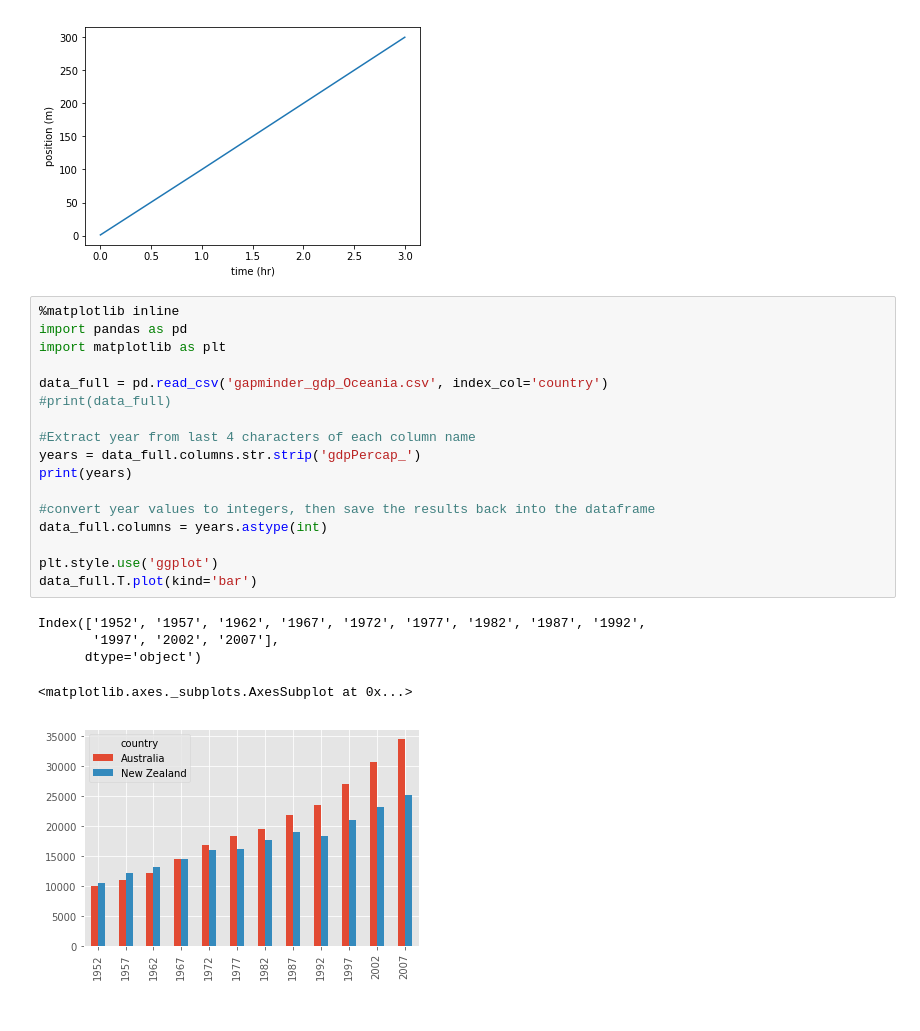
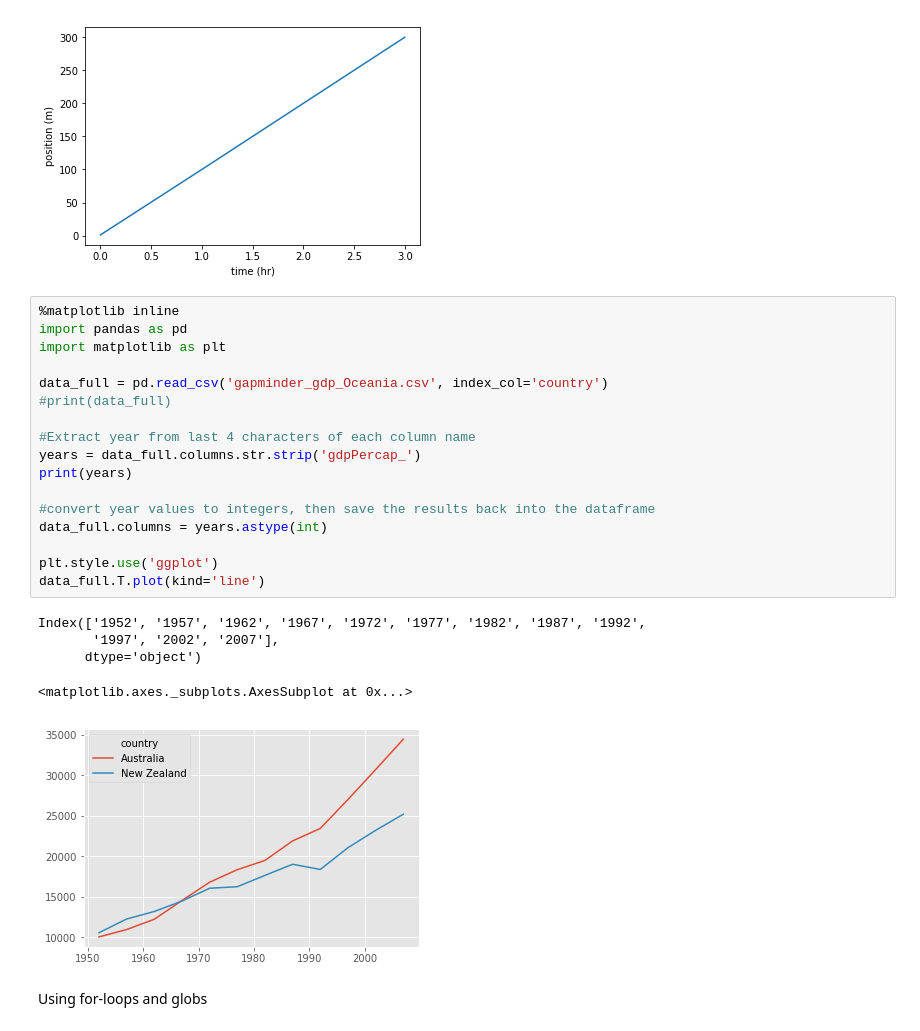
Before and after one commit to Zapada998/PythonSWC, a Jupyter notebook: Gapminder.ipynb, the cells around one changed output. Drawn from its saved outputs; the diff is of its cells as text.

```diff
--- a/Gapminder.ipynb
+++ b/Gapminder.ipynb
@@ -89,23 +89,25 @@ Text(0,0.5,'position (m)')
 # %%
 %matplotlib inline
 import pandas as pd
 import matplotlib as plt
 
 data_full = pd.read_csv('gapminder_gdp_Oceania.csv', index_col='country')
 #print(data_full)
 
 #Extract year from last 4 characters of each column name
 years = data_full.columns.str.strip('gdpPercap_')
 print(years)
 
 #convert year values to integers, then save the results back into the dataframe
 data_full.columns = years.astype(int)
 
 plt.style.use('ggplot')
-data_full.T.plot(kind='bar')
+data_full.T.plot(kind='line')
 # %% [output]
 Index(['1952', '1957', '1962', '1967', '1972', '1977', '1982', '1987', '1992',
        '1997', '2002', '2007'],
       dtype='object')
 <matplotlib.axes._subplots.AxesSubplot at 0x...>
-[figure, old version]
+[figure, new version]
+# %% [markdown]
+Using for-loops and globs
```
Also changed, not shown: parts of 2 cells of this notebook, 1 other file.
